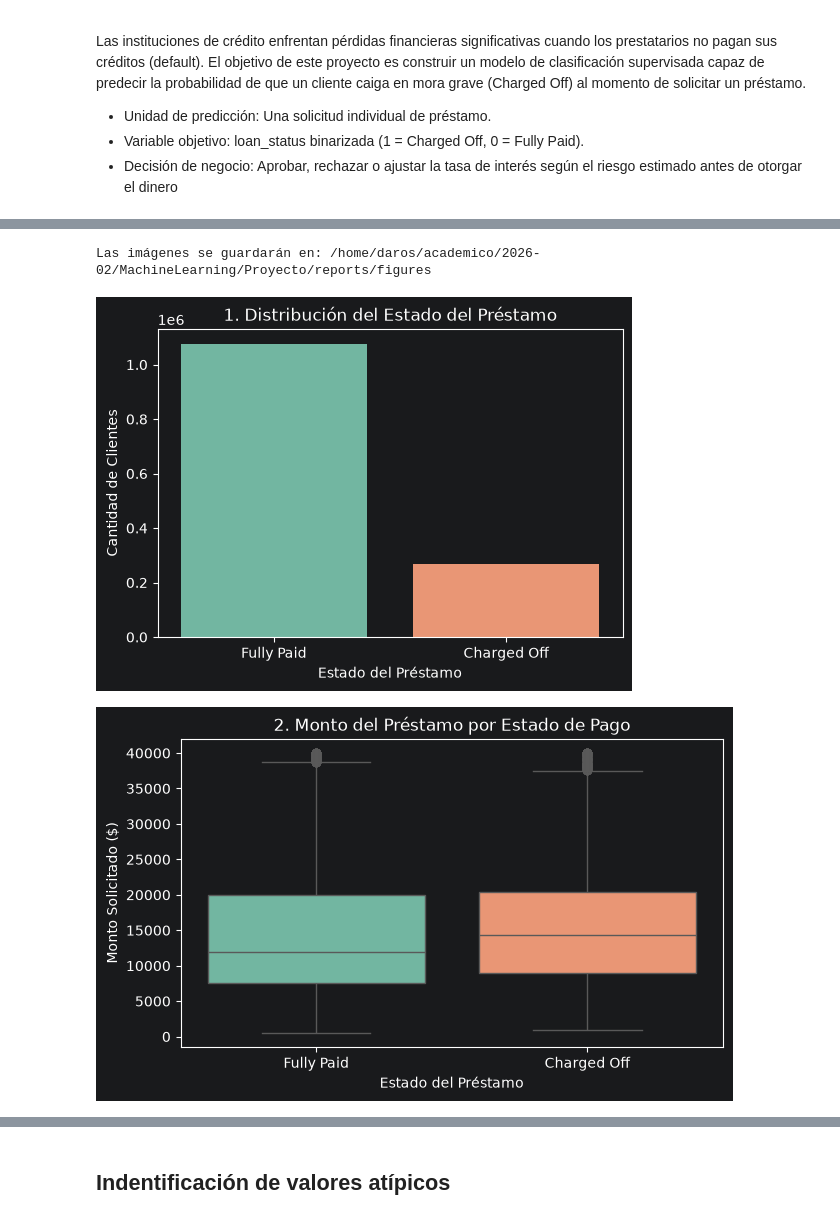
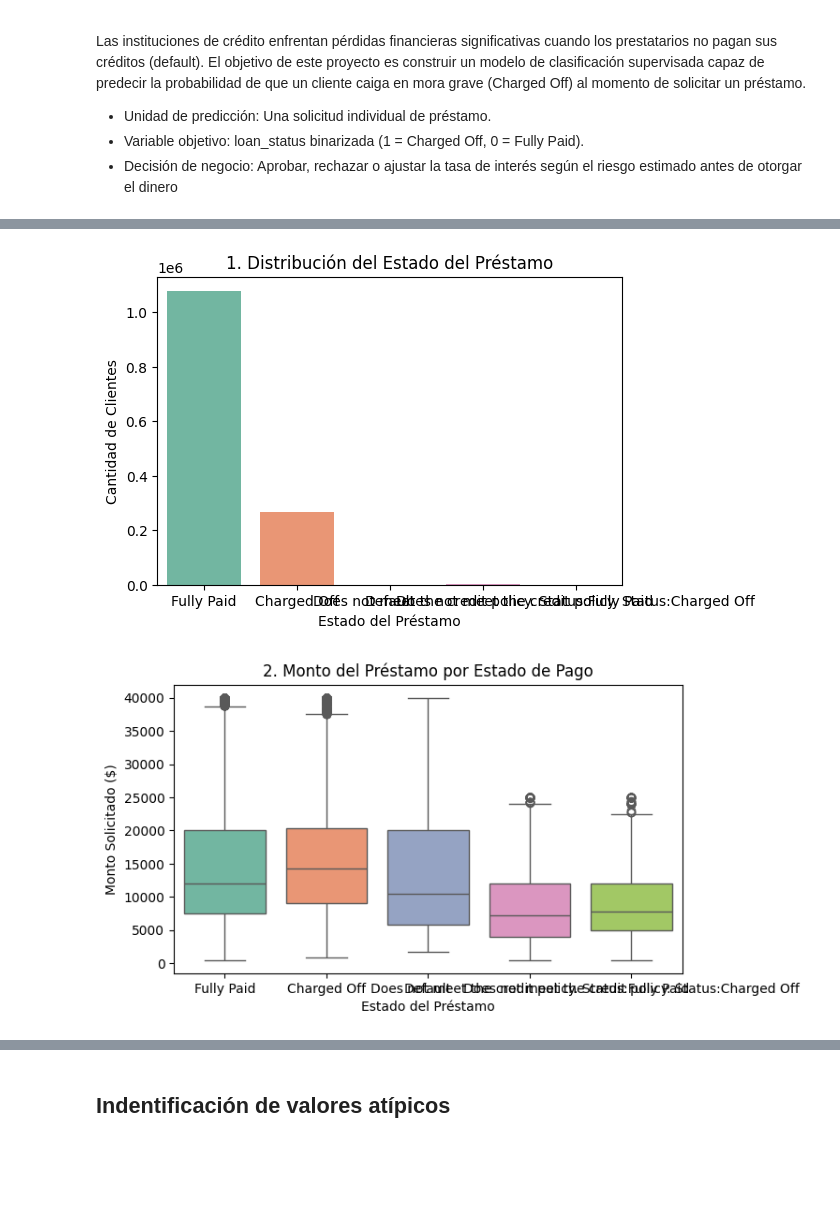
Before and after one commit to J-D-Rosales/Prediction-With-Machine-Learning-Lending-Club, a Jupyter notebook: notebooks/01_exploración_inicial.ipynb, the cells around one changed output, grey strips where cells are left out. Saved outputs shown, nothing was run; the diff lists cells and outputs as text; code cells hidden in the pictures; blank space fills up the shorter version.

```diff
--- a/notebooks/01_exploración_inicial.ipynb
+++ b/notebooks/01_exploración_inicial.ipynb
@@ -87,10 +126,9 @@ Analizaremos la variable objetivo, en este caso loan_status
 # %%
-# Filtrar préstamos terminados
-df_work = df_accepted[df_accepted['loan_status'].isin(['Fully Paid', 'Charged Off'])].copy()
+POSITIVO = {'Charged Off', 'Default',
+            'Does not meet the credit policy. Status:Charged Off'}
+NEGATIVO = {'Fully Paid',
+            'Does not meet the credit policy. Status:Fully Paid'}
 
-# Crear variable objetivo binaria: 1 = Charged Off (Default), 0 = Fully Paid
-df_work['target'] = (df_work['loan_status'] == 'Charged Off').astype(int)
+df_work = df_accepted[df_accepted['loan_status'].isin(POSITIVO | NEGATIVO)].copy()
 
-print(f"Total de registros a analizar: {len(df_work):,}")
-print("\nDistribución porcentual de la variable objetivo:")
-print(df_work['target'].value_counts(normalize=True) * 100)
+df_work['target'] = df_work['loan_status'].isin(POSITIVO).astype('int8')
@@ -107,66 +251,36 @@ Generamos las visualizaciones
 # %%
-import os
-import matplotlib.pyplot as plt
-import seaborn as sns
-
-# 1. Asegurar la creación de la carpeta reports/figures desde la raíz
-carpeta_figuras = os.path.abspath('../reports/figures')
-os.makedirs(carpeta_figuras, exist_ok=True)
-print(f"Las imágenes se guardarán en: {carpeta_figuras}")
-
 # --- GRAFICA 1: Distribución de la variable objetivo ---
 plt.figure(figsize=(6, 4))
 sns.countplot(data=df_work, x='loan_status', hue='loan_status', palette='Set2', legend=False)
 plt.title('1. Distribución del Estado del Préstamo')
 plt.xlabel('Estado del Préstamo')
 plt.ylabel('Cantidad de Clientes')
-plt.savefig(os.path.join(carpeta_figuras, '01_distribucion_target.png'), bbox_inches='tight')
 plt.show()
 
 # --- GRAFICA 2: Monto del préstamo vs Estado de pago ---
 plt.figure(figsize=(7, 4))
 sns.boxplot(data=df_work, x='loan_status', y='loan_amnt', hue='loan_status', palette='Set2', legend=False)
 plt.title('2. Monto del Préstamo por Estado de Pago')
 plt.xlabel('Estado del Préstamo')
 plt.ylabel('Monto Solicitado ($)')
-plt.savefig(os.path.join(carpeta_figuras, '02_monto_vs_target.png'), bbox_inches='tight')
 plt.show()
 
-# --- GRAFICA 3: Tasa de interés por categoría de riesgo ---
+# --- GRAFICA 3: Proporción de Default por tipo de vivienda ---
 plt.figure(figsize=(8, 4))
-sns.barplot(
-    data=df_work,
-    x='grade',
-    y='int_rate',
-    hue='target',
-    order=sorted(df_work['grade'].dropna().unique()),
-    palette='Set1'
-)
-plt.title('3. Tasa de Interés Promedio por Grado de Riesgo')
-plt.xlabel('Grado de Riesgo (Grade)')
-plt.ylabel('Tasa de Interés Promedio (%)')
-plt.savefig(os.path.join(carpeta_figuras, '03_tasa_interes_por_grado.png'), bbox_inches='tight')
+sns.barplot(data=df_work, x='home_ownership', y='target', hue='home_ownership', palette='Blues_r', errorbar=None, legend=False)
+plt.title('3. Proporción de Default por Tipo de Vivienda')
+plt.xlabel('Tipo de Vivienda')
+plt.ylabel('Tasa de Default (%)')
 plt.show()
 
-# --- GRAFICA 4: Proporción de Default por tipo de vivienda ---
-plt.figure(figsize=(8, 4))
-sns.barplot(data=df_work, x='home_ownership', y='target', hue='home_ownership', palette='Blues_r', errorbar=None, legend=False)
-plt.title('4. Proporción de Default por Tipo de Vivienda')
-plt.xlabel('Tipo de Vivienda')
-plt.ylabel('Tasa de Default (%)')
-plt.savefig(os.path.join(carpeta_figuras, '04_default_por_vivienda.png'), bbox_inches='tight')
-plt.show()
-
-# --- GRAFICA 5: Evolución temporal de emisión ---
+# --- GRAFICA 4: Evolución temporal de emisión ---
 df_work['issue_d_dt'] = pd.to_datetime(df_work['issue_d'], format='%b-%Y')
 plt.figure(figsize=(10, 4))
 df_work.set_index('issue_d_dt').resample('ME')['target'].count().plot(color='steelblue')
-plt.title('5. Evolución Temporal de Emisión de Préstamos')
+plt.title('4. Evolución Temporal de Emisión de Préstamos')
 plt.xlabel('Fecha de Emisión')
 plt.ylabel('Cantidad de Préstamos')
-plt.savefig(os.path.join(carpeta_figuras, '05_evolucion_temporal.png'), bbox_inches='tight')
 plt.show()
 # %% [output]
-Las imágenes se guardarán en: /home/daros/academico/2026-02/MachineLearning/Proyecto/reports/figures
-[figure, old version]
+[figure, new version]
-[figure, old version]
+[figure, new version]
```
Also changed, not shown: parts of 26 cells of this notebook, 2 other files.
